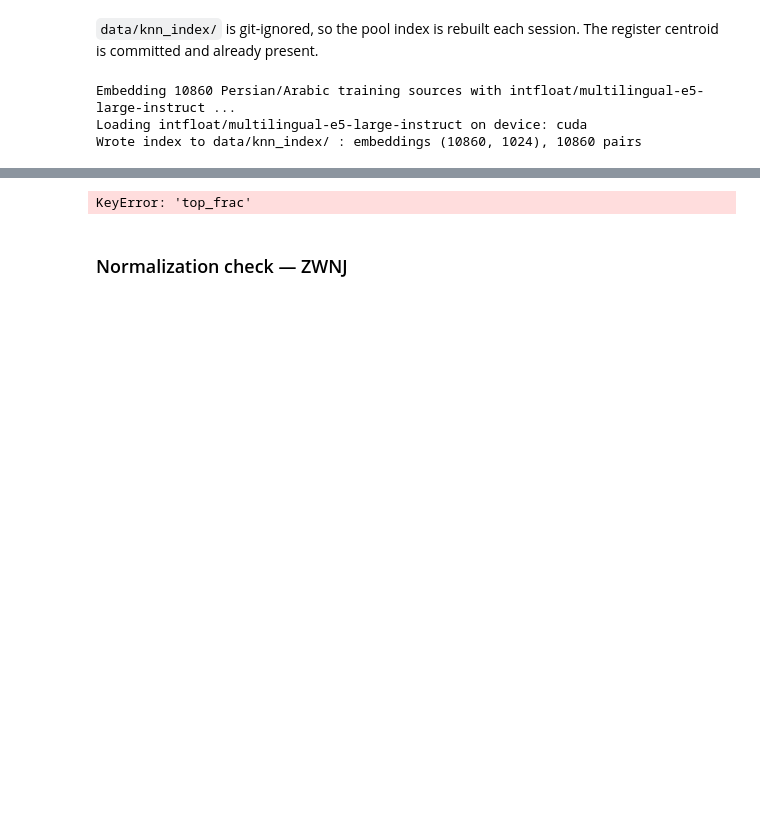
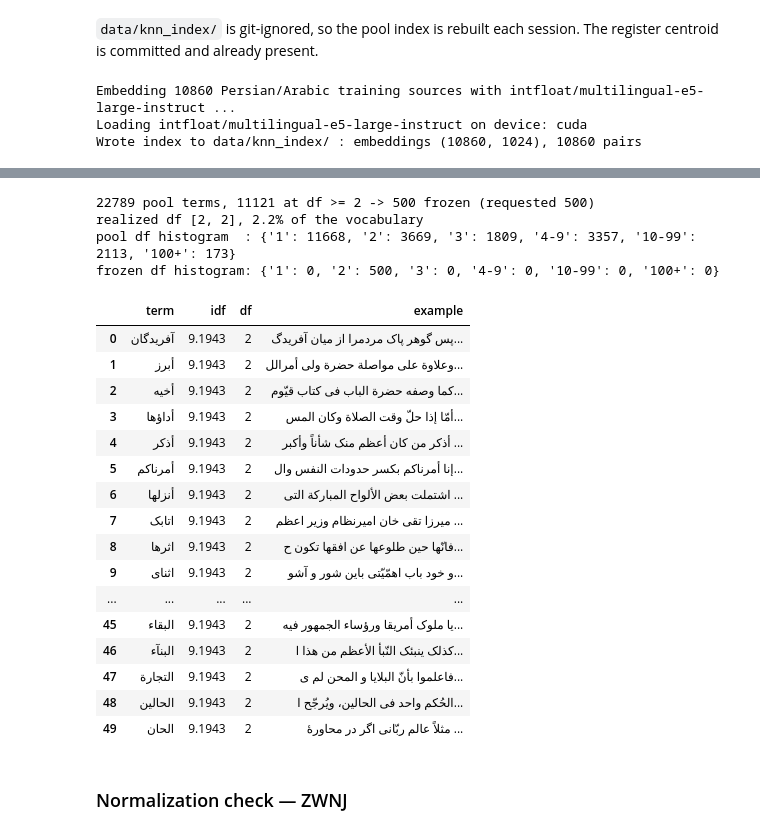
Before and after one commit to prnamhr/Style-Aware-MT, a Jupyter notebook: notebooks/rarity_retrieval_colab.ipynb, the cells around one changed output, grey strips where cells are left out. Cells and saved outputs as stored; diff of their text form; code cells hidden in the pictures; blank space fills up the shorter version.

Commit message:
feat: freeze the rarity list at the 500 rarest terms

```diff
--- a/notebooks/rarity_retrieval_colab.ipynb
+++ b/notebooks/rarity_retrieval_colab.ipynb
@@ -62,20 +60,41 @@ Wrote results/rarity_train.json and results/rarity_train_sample50.tsv
 # %%
 import json
 
 import pandas as pd
 
 rarity = json.load(open('results/rarity_train.json'))
-print(f"{rarity['n_terms']} pool terms -> {rarity['n_irregular']} irregular "
-      f"(requested {rarity['config']['top_frac']:.0%}, realized {rarity['realized_frac']:.1%}, "
-      f"df <= {rarity['cutoff_df']})")
-print('pool df histogram     :', rarity['df_histogram']['pool'])
-print('irregular df histogram:', rarity['df_histogram']['irregular'])
+cfg = rarity['config']
+print(f"{rarity['n_terms']} pool terms, {rarity['n_eligible']} at df >= {cfg['min_df']} "
+      f"-> {rarity['n_frozen']} frozen (requested {cfg['freeze_n']})")
+print(f"realized df {rarity['df_observed']}, {rarity['selected_frac']:.1%} of the vocabulary")
+print('pool df histogram  :', rarity['df_histogram']['pool'])
+print('frozen df histogram:', rarity['df_histogram']['frozen'])
 
 sample = pd.read_csv('results/rarity_train_sample50.tsv', sep='\t')
 sample['example'] = sample['example'].str.slice(0, 60)
 sample
 # %% [output]
-KeyError: 'top_frac'
+22789 pool terms, 11121 at df >= 2 -> 500 frozen (requested 500)
+realized df [2, 2], 2.2% of the vocabulary
+pool df histogram  : {'1': 11668, '2': 3669, '3': 1809, '4-9': 3357, '10-99': 2113, '100+': 173}
+frozen df histogram: {'1': 0, '2': 500, '3': 0, '4-9': 0, '10-99': 0, '100+': 0}
+|  | term | idf | df | example |
+| 0 | آفریدگان | 9.1943 | 2 | پس گوهر پاک مردمرا از میان آفریدگ... |
+| 1 | أبرز | 9.1943 | 2 | وعلاوة على مواصلة حضرة ولی أمرالل... |
+| 2 | أخیه | 9.1943 | 2 | کما وصفه حضرة الباب فی کتاب قیّوم... |
+| 3 | أداؤها | 9.1943 | 2 | أمّا إذا حلّ وقت الصلاة وکان المس... |
+| 4 | أذکر | 9.1943 | 2 | أذکر من کان أعظم منک شأناً وأکبر ... |
+| 5 | أمرناکم | 9.1943 | 2 | إنا أمرناکم بکسر حدودات النفس وال... |
+| 6 | أنزلها | 9.1943 | 2 | اشتملت بعض الألواح المبارکة التی ... |
+| 7 | اتابک | 9.1943 | 2 | میرزا تقی خان امیرنظام وزیر اعظم ... |
+| 8 | اثرها | 9.1943 | 2 | فانّها حین طلوعها عن افقها تکون ح... |
+| 9 | اثنای | 9.1943 | 2 | و خود باب اهمّیّتی باین شور و آشو... |
+| ... | ... | ... | ... | ... |
+| 45 | البقاء | 9.1943 | 2 | یا ملوک أمریقا ورؤساء الجمهور فیه... |
+| 46 | البنآء | 9.1943 | 2 | کذلک ینبئک النّبأ الأعظم من هذا ا... |
+| 47 | التجارة | 9.1943 | 2 | فاعلموا بأنّ البلایا و المحن لم ی... |
+| 48 | الحالین | 9.1943 | 2 | الحُکم واحد فی الحالین، ویُرجّح ا... |
+| 49 | الحان | 9.1943 | 2 | مثلاً عالم ربّانی اگر در محاورهٔ ... |
 # %% [markdown]
 ### Normalization check — ZWNJ
 # %%
```
Also changed, not shown: parts of 13 cells of this notebook, 22 other files.
